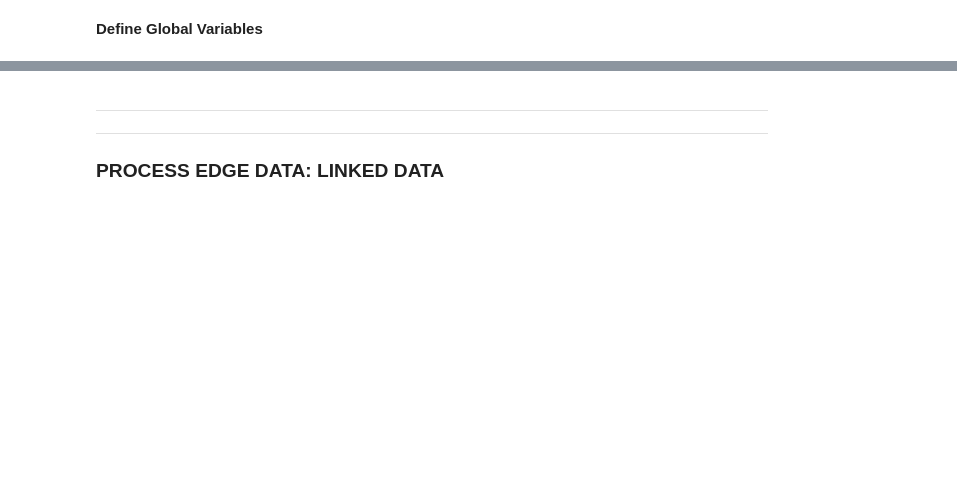
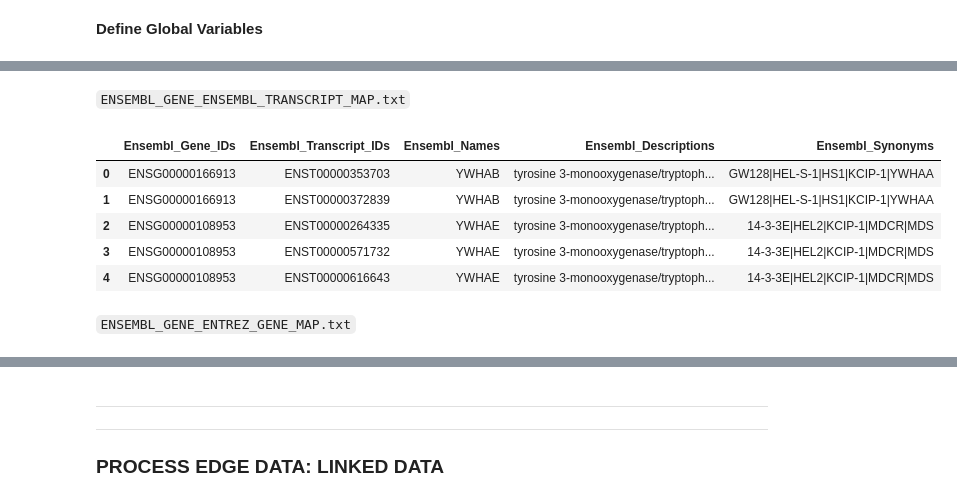
Before and after one commit to callahantiff/PheKnowLator, a Jupyter notebook: scripts/python/Data_Preparation.ipynb, the cells around one changed output, grey strips where cells are left out. Saved outputs shown, nothing was run; the diff lists cells and outputs as text; code cells hidden in the pictures; blank space fills up the shorter version.

```diff
--- a/scripts/python/Data_Preparation.ipynb
+++ b/scripts/python/Data_Preparation.ipynb
@@ -903,0 +139,8 @@ nx.number_connected_components(mdg2.to_undirected())
+# %%
+# preview data
+eget_data = pandas.read_csv(processed_data_location + 'ENSEMBL_GENE_ENSEMBL_TRANSCRIPT_MAP.txt',
+                       header = None,
+                       names=['Ensembl_Gene_IDs', 'Ensembl_Transcript_IDs'],
+                       delimiter = '\t')
+
+print('There are {edge_count} ensembl gene-ensembl transcript edges'.format(edge_count=len(eget_data)))
@@ -903,0 +217,46 @@ nx.number_connected_components(mdg2.to_undirected())
+# %%
+# read in label data
+data_labels = pandas.read_csv(unprocessed_data_location + 'Homo_sapiens.gene_info',
+                              header = 0,
+                              delimiter = '\t')
+# %% [markdown]
+`ENSEMBL_GENE_ENSEMBL_TRANSCRIPT_MAP.txt`
+# %%
+# create dictionary to store label dat
+label_dic = label_dict(data_labels,
+                       'Symbol_from_nomenclature_authority',
+                       'Full_name_from_nomenclature_authority',
+                       'Synonyms',
+                       'dbXrefs',
+                       'ENS')
+# %%
+# get attribute information
+data_atts = label_attributes(eget_data, label_dic, 'Ensembl_Gene_IDs', 'Ensembl_Transcript_IDs')
+
+# copy data frame
+data_cp = eget_data.copy(deep=True)
+
+# add columns to data frames
+data_cp['Ensembl_Names'] = data_atts[0]
+data_cp['Ensembl_Descriptions'] = data_atts[1]
+data_cp['Ensembl_Synonyms'] = data_atts[2]
+
+# save data
+if len(data_cp) == len(eget_data):
+    data_cp.to_csv(processed_data_location + 'ENSEMBL_GENE_ENSEMBL_TRANSCRIPT_MAP.txt',
+                   header=True,
+                   index=False,
+                   sep='\t')
+else:
+    raise Exception('ERROR: Data sets are not the same size')
+# %%
+data_cp.head(n=5)
+# %% [output]
+|  | Ensembl_Gene_IDs | Ensembl_Transcript_IDs | Ensembl_Names | Ensembl_Descriptions | Ensembl_Synonyms |
+| 0 | ENSG00000166913 | ENST00000353703 | YWHAB | tyrosine 3-monooxygenase/tryptoph... | GW128|HEL-S-1|HS1|KCIP-1|YWHAA |
+| 1 | ENSG00000166913 | ENST00000372839 | YWHAB | tyrosine 3-monooxygenase/tryptoph... | GW128|HEL-S-1|HS1|KCIP-1|YWHAA |
+| 2 | ENSG00000108953 | ENST00000264335 | YWHAE | tyrosine 3-monooxygenase/tryptoph... | 14-3-3E|HEL2|KCIP-1|MDCR|MDS |
+| 3 | ENSG00000108953 | ENST00000571732 | YWHAE | tyrosine 3-monooxygenase/tryptoph... | 14-3-3E|HEL2|KCIP-1|MDCR|MDS |
+| 4 | ENSG00000108953 | ENST00000616643 | YWHAE | tyrosine 3-monooxygenase/tryptoph... | 14-3-3E|HEL2|KCIP-1|MDCR|MDS |
+# %% [markdown]
+`ENSEMBL_GENE_ENTREZ_GENE_MAP.txt`
```
Also changed, not shown: parts of 221 cells of this notebook, 1 other file.
